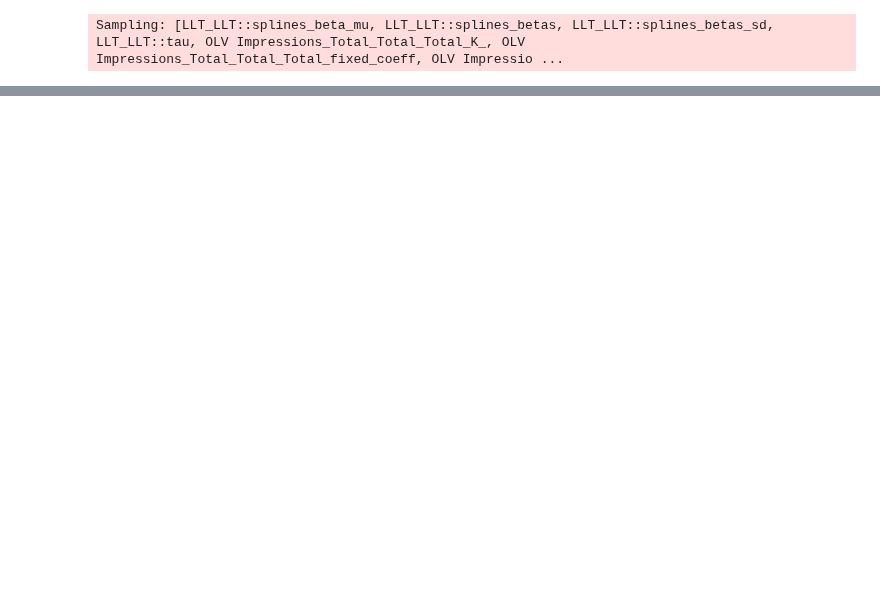
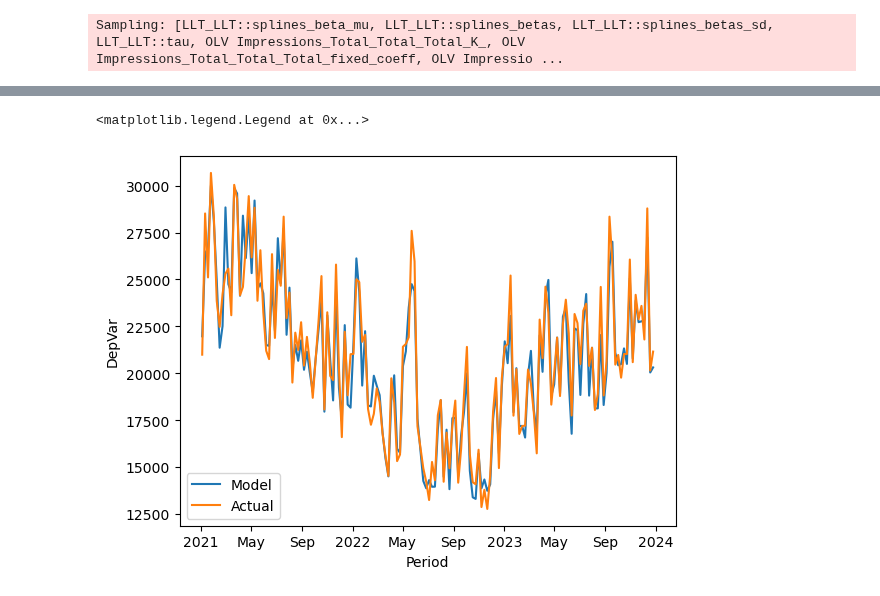
Before and after one commit to redam94/BayesInsight, a Jupyter notebook: experimental/optimizer_final.ipynb, the cells around one changed output, grey strips where cells are left out. Cells and saved outputs as stored; diff of their text form; code cells hidden in the pictures; blank space fills up the shorter version.

```diff
--- a/experimental/optimizer_final.ipynb
+++ b/experimental/optimizer_final.ipynb
@@ -20,0 +27,22 @@ prior.prior_predictive['Unit Sales_Total_Total_Total_likelihood'].median(dim=['c
+# %%
+df = pd.DataFrame(
+  {
+    "VariableName": ["Variable1", "Variable2", "Variable3", "DepVar1"],
+    "Geography": ["US", "US", "US", "US"],
+    "Product": ["Product1", "Product1", "Product1", "Product1"],
+    "Campaign": ["Campaign1", "Campaign1", "Campaign1", "Campaign1"],
+    "Outlet": ["Outlet1", "Outlet1", "Outlet1", "Outlet1"],
+    "Creative": ["Creative1", "Creative1", "Creative1", "Creative1"],
+    "FunctionalForm": ["S-ORIGIN", "Linear", "Log", "Linear"],
+    "Lag": [1, 0, 1, 0],
+    "Alpha": [.89, 0, 0, 0],
+    "Beta": [1e5, 0, 0, 0],
+    "Decay": [.8, 1, 1, 1],
+    "MaxPer": [10, 100, 100, 100],
+    "Estimate": [.3, .05, 1.2, np.NaN]
+
+  }
+)
+VAR_STATS_COLS = list(df.columns)
+
+df.to_csv('VariableStatistics.csv', index=False)
@@ -20,0 +134,14 @@ prior.prior_predictive['Unit Sales_Total_Total_Total_likelihood'].median(dim=['c
+# %%
+dep = (v1_lag + v2 + v3 + 10*intercept + np.random.normal(0, 0.05, 156))
+
+avm = pd.DataFrame(
+  data={
+    "Period": date,
+    "DepVar": dep,
+    "DepVarMean": dep.values,
+    "Model": (v1_lag + v2 + v3 + 10*intercept),
+    "Residuals": dep - (v1_lag + v2 + v3 + 10*intercept)
+  }
+)
+avm["Geography"] = "US"
+avm.to_csv("ActualVsModel.csv", index=False)
@@ -20,0 +422,2 @@ prior.prior_predictive['Unit Sales_Total_Total_Total_likelihood'].median(dim=['c
+# %%
+model = AWBModel(".")
@@ -20,0 +457,7 @@ prior.prior_predictive['Unit Sales_Total_Total_Total_likelihood'].median(dim=['c
+# %%
+np.exp(sum_over_vars(model.contributions)).plot(ax= plt.gca(), label="Model")
+np.exp(model.avm.DepVar).plot(ax=plt.gca(), label="Actual")
+plt.legend()
+# %% [output]
+<matplotlib.legend.Legend at 0x...>
+[figure, added]
```
Also changed, not shown: parts of 22 cells of this notebook, 1 other file.
